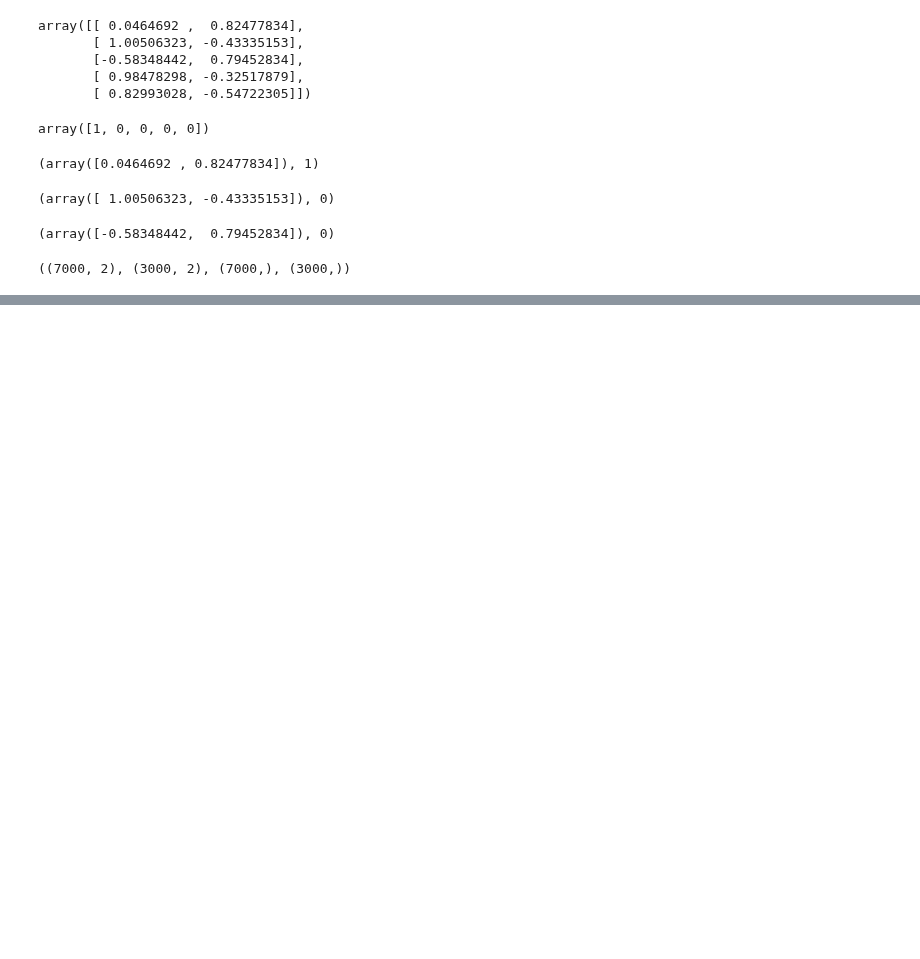
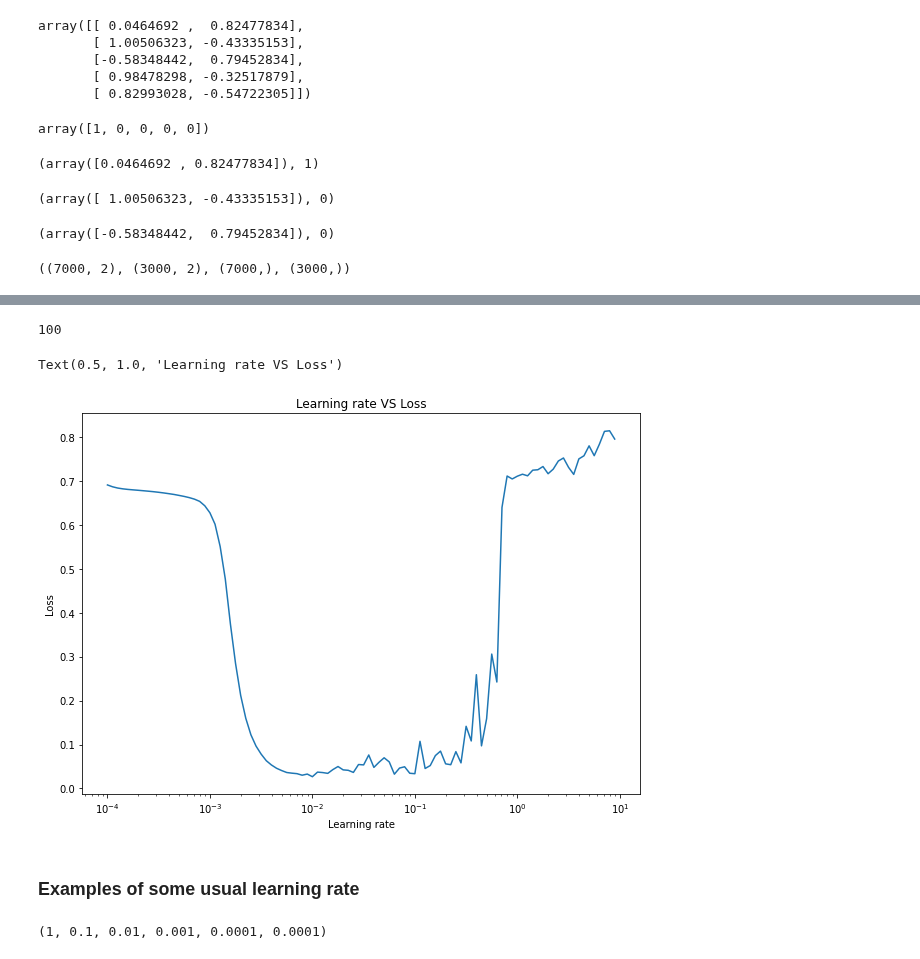
Before and after one commit to arghanath007/Data-Science, a Jupyter notebook: Deep Learning/Neural Network/Classification Problem/Neural_Network_Classification_problem.ipynb, the cells around one changed output, grey strips where cells are left out. Drawn from its saved outputs; the diff is of its cells as text; code cells hidden in the pictures; blank space fills up the shorter version.

```diff
--- a/Deep Learning/Neural Network/Classification Problem/Neural_Network_Classification_problem.ipynb
+++ b/Deep Learning/Neural Network/Classification Problem/Neural_Network_Classification_problem.ipynb
@@ -124,0 +335,3 @@ model.evaluate(X_test,y_test)
+# %%
+lrs=  1e-4 *(10** (tf.range(100)/20))
+lrs
@@ -124,0 +356,19 @@ model.evaluate(X_test,y_test)
+# %%
+len(lrs)
+# %% [output]
+100
+# %%
+plt.figure(figsize=(10,7))
+plt.semilogx(lrs, history_3.history["loss"])
+plt.xlabel("Learning rate")
+plt.ylabel("Loss")
+plt.title("Learning rate VS Loss")
+# %% [output]
+Text(0.5, 1.0, 'Learning rate VS Loss')
+[figure, added]
+# %% [markdown]
+### Examples of some usual learning rate
+# %%
+10**0, 10**-1, 10**-2,10**-3,10**-4, 1e-4
+# %% [output]
+(1, 0.1, 0.01, 0.001, 0.0001, 0.0001)
```
Also changed, not shown: parts of 20 cells of this notebook.
